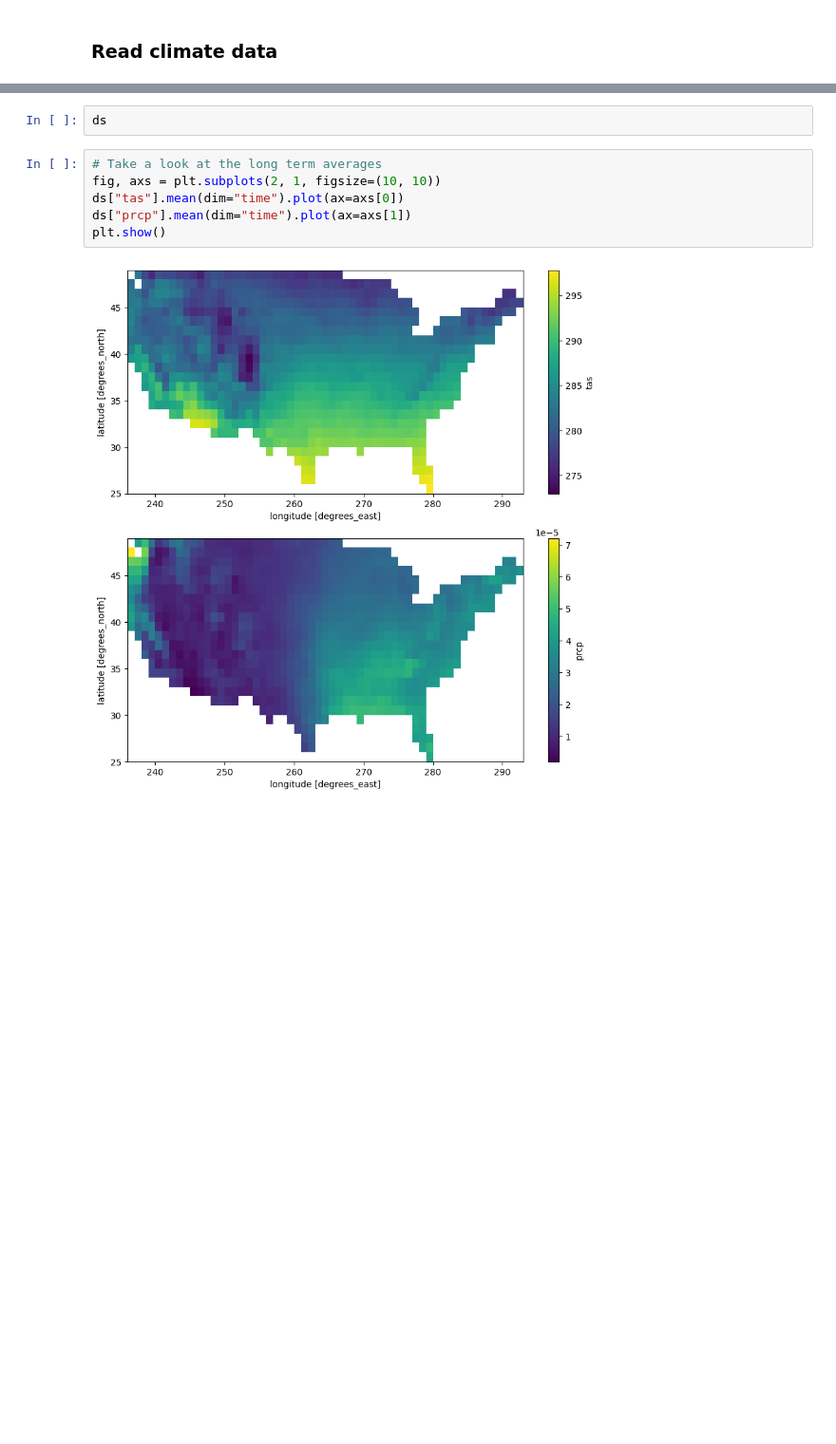
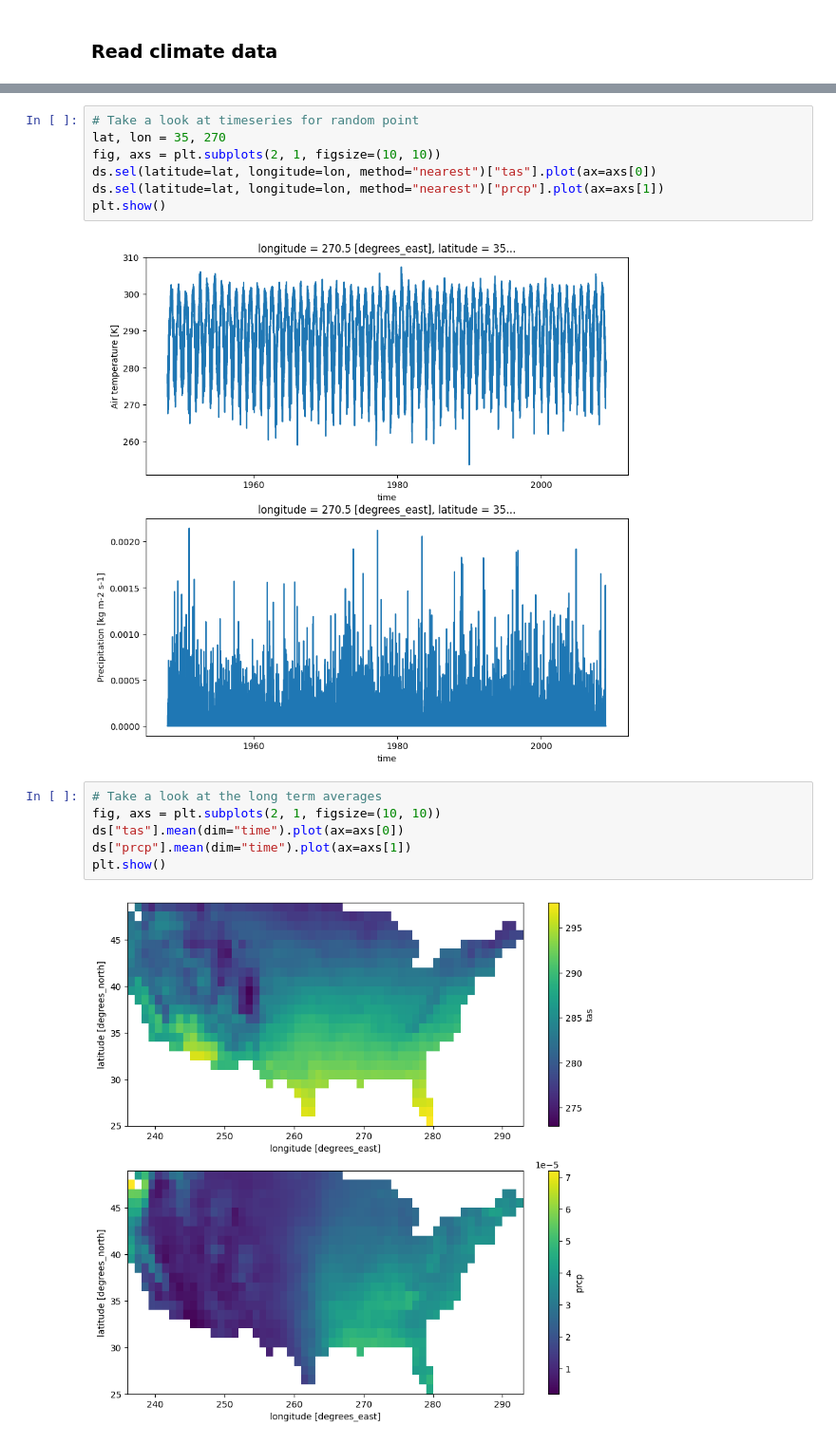
Before and after one commit to david0811/pyWBM, a Jupyter notebook: notebooks/N2_spatial.ipynb, the cells around one changed output, grey strips where cells are left out. Shown: that part at 95% size. Drawn from its saved outputs; the diff is of its cells as text; blank space fills up the shorter version.

```diff
--- a/notebooks/N2_spatial.ipynb
+++ b/notebooks/N2_spatial.ipynb
@@ -19,5 +18,12 @@ ValueError: Failed to decode variable 'time': unable to decode time units 'days
-# %%
-ds
+# %%
+# Take a look at timeseries for random point
+lat, lon = 35, 270
+fig, axs = plt.subplots(2, 1, figsize=(10, 10))
+ds.sel(latitude=lat, longitude=lon, method="nearest")["tas"].plot(ax=axs[0])
+ds.sel(latitude=lat, longitude=lon, method="nearest")["prcp"].plot(ax=axs[1])
+plt.show()
+# %% [output]
+[figure, added]
 # %%
 # Take a look at the long term averages
 fig, axs = plt.subplots(2, 1, figsize=(10, 10))
```
Also changed, not shown: parts of 34 cells of this notebook.
